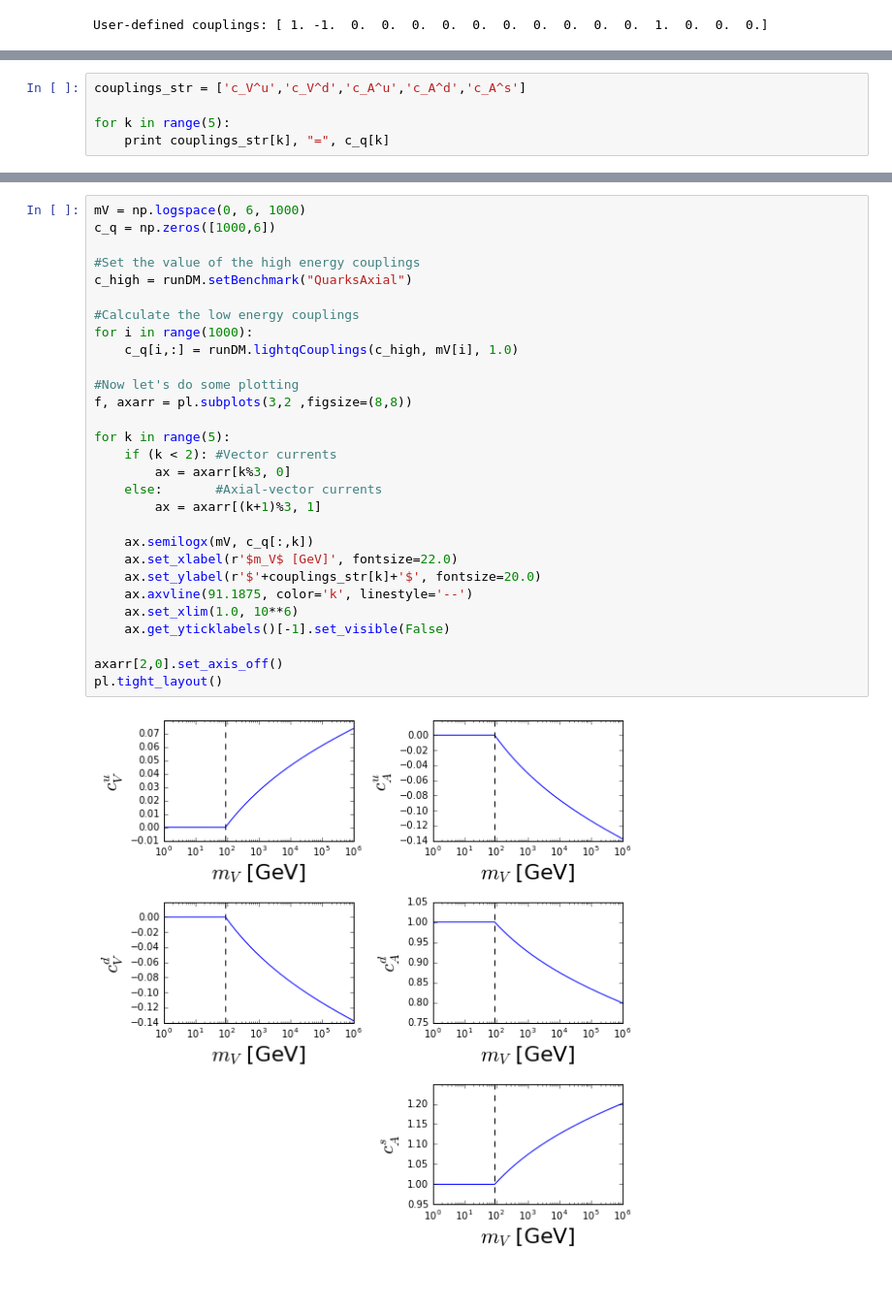
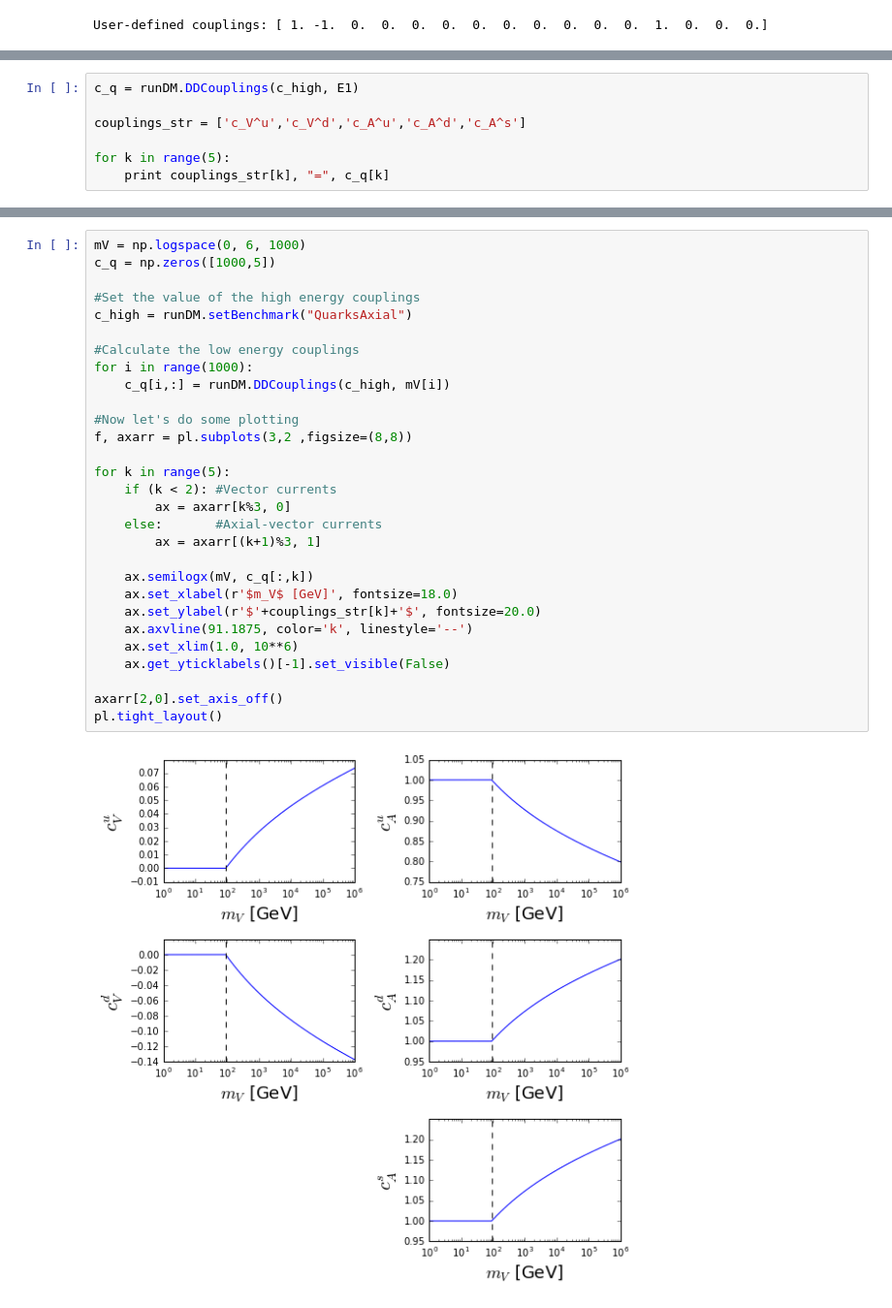
Before and after one commit to bradkav/runDM, a Jupyter notebook: python/runDM-examples.ipynb, the cells around one changed output, grey strips where cells are left out. Shown at 97% size. Cells and saved outputs as stored; diff of their text form.

```diff
--- a/python/runDM-examples.ipynb
+++ b/python/runDM-examples.ipynb
@@ -45,4 +52,6 @@ The output is an array with 6 elements, the vector and axial-vector couplings to
 # %%
+c_q = runDM.DDCouplings(c_high, E1)
+
 couplings_str = ['c_V^u','c_V^d','c_A^u','c_A^d','c_A^s']
 
 for k in range(5):
@@ -58,31 +67,31 @@ Now, let's take a look at the value of the low energy couplings (evaluated at $\
 # %%
 mV = np.logspace(0, 6, 1000)
-c_q = np.zeros([1000,6])
+c_q = np.zeros([1000,5])
 
 #Set the value of the high energy couplings
 c_high = runDM.setBenchmark("QuarksAxial")
 
 #Calculate the low energy couplings
 for i in range(1000):
-    c_q[i,:] = runDM.lightqCouplings(c_high, mV[i], 1.0)
+    c_q[i,:] = runDM.DDCouplings(c_high, mV[i])
 
 #Now let's do some plotting
 f, axarr = pl.subplots(3,2 ,figsize=(8,8))
 
 for k in range(5):
     if (k < 2): #Vector currents
         ax = axarr[k%3, 0]
     else:       #Axial-vector currents
         ax = axarr[(k+1)%3, 1]
 
     ax.semilogx(mV, c_q[:,k])
-    ax.set_xlabel(r'$m_V$ [GeV]', fontsize=22.0)
+    ax.set_xlabel(r'$m_V$ [GeV]', fontsize=18.0)
     ax.set_ylabel(r'$'+couplings_str[k]+'$', fontsize=20.0)
     ax.axvline(91.1875, color='k', linestyle='--')
     ax.set_xlim(1.0, 10**6)
     ax.get_yticklabels()[-1].set_visible(False)
 
 axarr[2,0].set_axis_off()
 pl.tight_layout()
 # %% [output]
-[figure, old version]
+[figure, new version]
```
Also changed, not shown: parts of 9 cells of this notebook, 6 other files.
